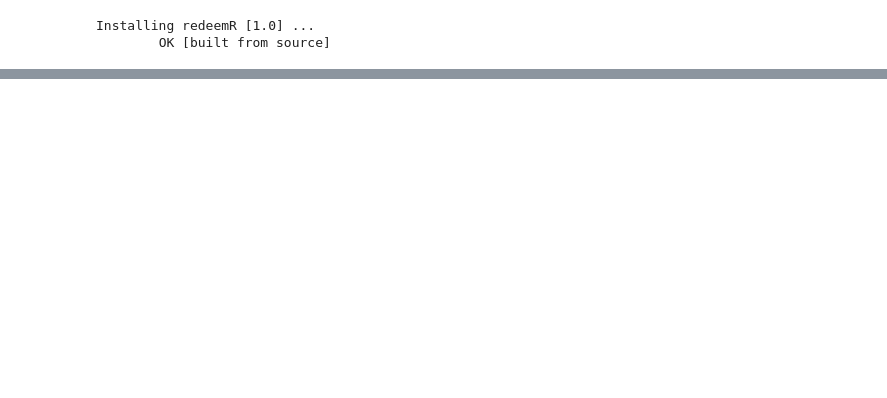
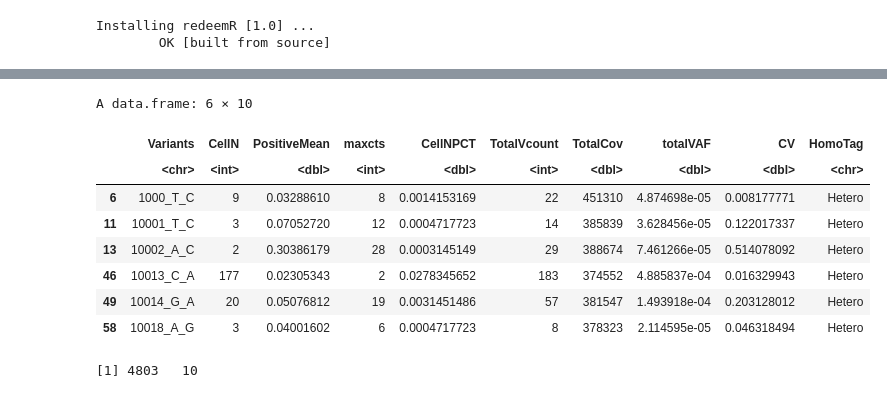
Before and after one commit to chenweng1991/redeemR, a Jupyter notebook: Get_Started.ipynb, the cells around one changed output, grey strips where cells are left out. Cells and saved outputs as stored; diff of their text form; code cells hidden in the pictures; blank space fills up the shorter version.

```diff
--- a/Get_Started.ipynb
+++ b/Get_Started.ipynb
@@ -50,2 +23,4 @@ A tibble: 6 × 2
 # %%
 library(dplyr)
+# %%
+VariantsGTSummary<-redeemR.read(path="/lab/solexa_weissman/cweng/Sharing/ReDeeM_Tutorial/ReDeeM_Example_Data",thr="S",Processed=T)
@@ -51,0 +54,10 @@ library(dplyr)
+# %%
+VariantsGTSummary=VariantsGTSummary
+qualifiedCellCut=10
+OnlyHetero=T
+VAFcut=1
+Cellcut=2
+maxctscut=2
+# %%
+CellMeta<-subset(attr(VariantsGTSummary,"depth")[["Cell.MeanCov"]],meanCov>=qualifiedCellCut)
+VariantsGTSummary.feature<-Vfilter_v4(VariantsGTSummary)
@@ -51,0 +85,14 @@ library(dplyr)
+# %%
+head(VariantsGTSummary.feature)
+subset(VariantsGTSummary.feature,HomoTag!="Homo") %>% dim
+# %% [output]
+A data.frame: 6 × 10
+|  | Variants | CellN | PositiveMean | maxcts | CellNPCT | TotalVcount | TotalCov | totalVAF | CV | HomoTag |
+|  | <chr> | <int> | <dbl> | <int> | <dbl> | <int> | <dbl> | <dbl> | <dbl> | <chr> |
+| 6 | 1000_T_C | 9 | 0.03288610 | 8 | 0.0014153169 | 22 | 451310 | 4.874698e-05 | 0.008177771 | Hetero |
+| 11 | 10001_T_C | 3 | 0.07052720 | 12 | 0.0004717723 | 14 | 385839 | 3.628456e-05 | 0.122017337 | Hetero |
+| 13 | 10002_A_C | 2 | 0.30386179 | 28 | 0.0003145149 | 29 | 388674 | 7.461266e-05 | 0.514078092 | Hetero |
+| 46 | 10013_C_A | 177 | 0.02305343 | 2 | 0.0278345652 | 183 | 374552 | 4.885837e-04 | 0.016329943 | Hetero |
+| 49 | 10014_G_A | 20 | 0.05076812 | 19 | 0.0031451486 | 57 | 381547 | 1.493918e-04 | 0.203128012 | Hetero |
+| 58 | 10018_A_G | 3 | 0.04001602 | 6 | 0.0004717723 | 8 | 378323 | 2.114595e-05 | 0.046318494 | Hetero |
+[1] 4803   10
```
Also changed, not shown: parts of 15 cells of this notebook, 7 other files.
